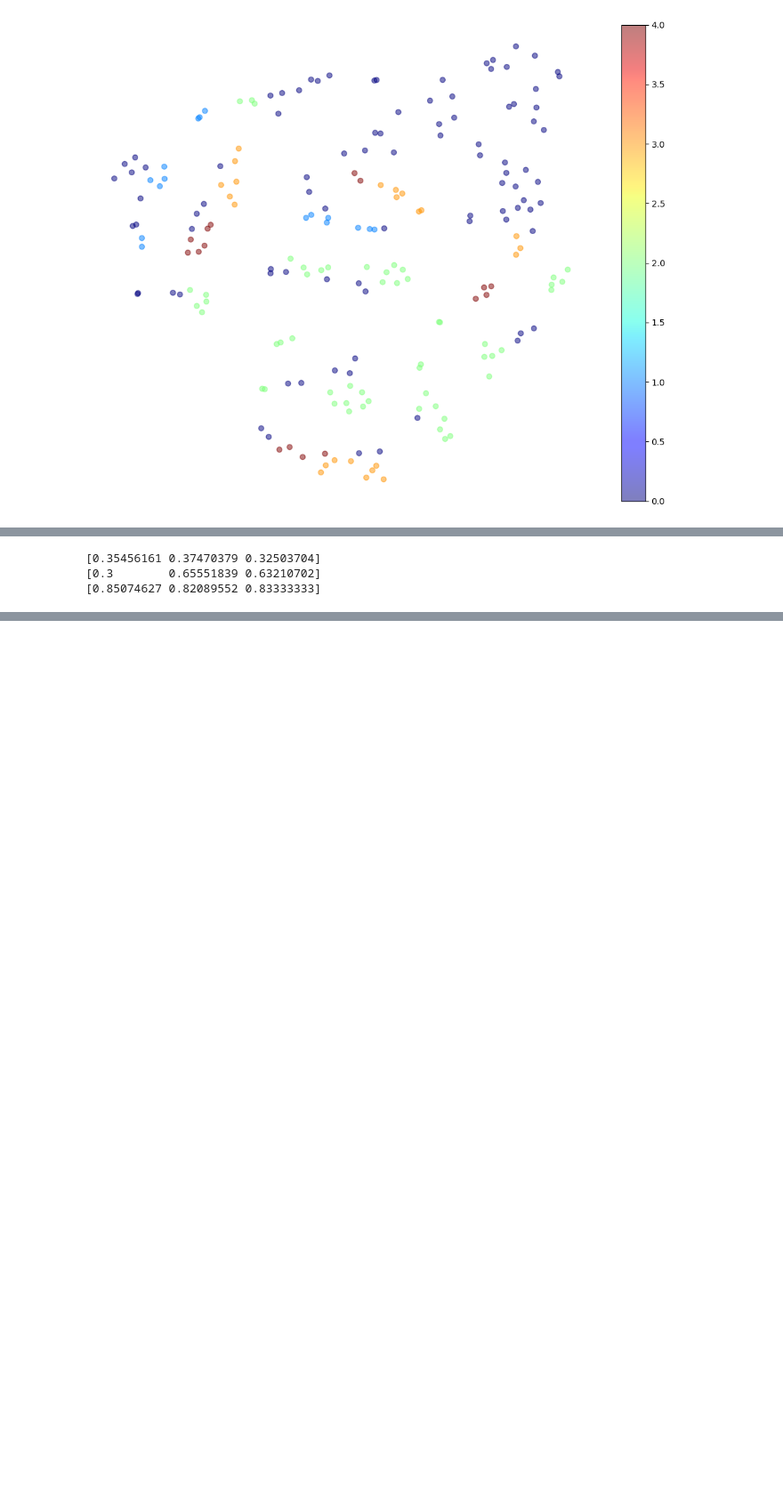
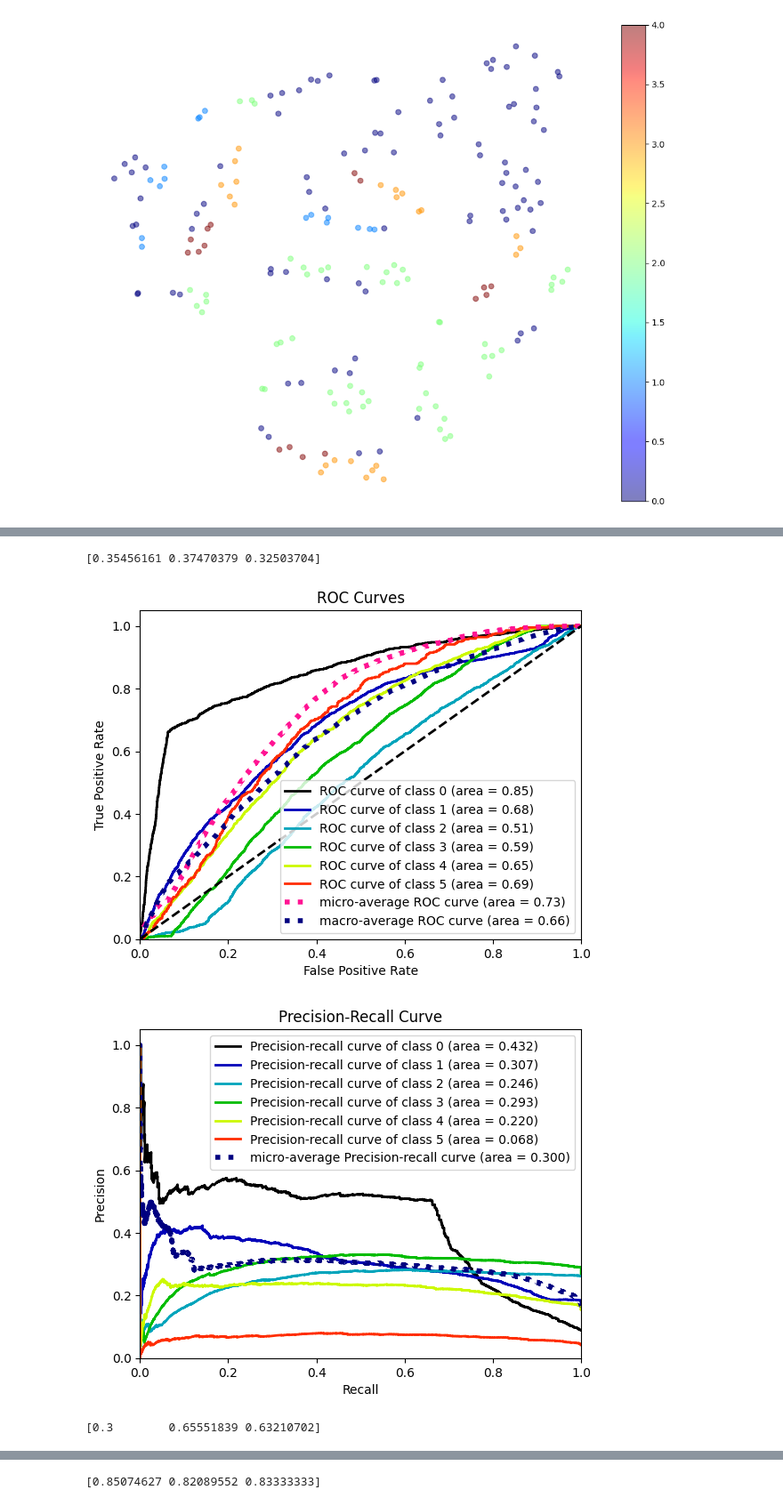
Before and after one commit to Philiprex/480Project, a Jupyter notebook: project.ipynb, the cells around one changed output, grey strips where cells are left out. Shown at 89% size. Saved outputs shown, nothing was run; the diff lists cells and outputs as text; code cells hidden in the pictures; blank space fills up the shorter version.

```diff
--- a/project.ipynb
+++ b/project.ipynb
@@ -93,9 +116,15 @@ for i, j in [(cc_x, cc_y), (dataGrab.getFruit()), (dataGrab.getDrugs())]:
 # %%
 for i, j in [(cc_x, cc_y), (dataGrab.getFruit()), (dataGrab.getDrugs())]:
     ada = AdaBoostClassifier(random_state=42)
     ada.fit(i, j)
     print(cross_val_score(ada, i, j, cv=3, scoring="accuracy"))
+    y_probas = cross_val_predict(ada, i, j, cv=3, method="predict_proba")
+    skplt.metrics.plot_roc(j, y_probas)
+    plt.show()
+    skplt.metrics.plot_precision_recall(j, y_probas)
+    plt.show()
 # %% [output]
 [0.35456161 0.37470379 0.32503704]
-[0.3        0.65551839 0.63210702]
-[0.85074627 0.82089552 0.83333333]
+[figure, added]
+[figure, added]
+[0.3        0.65551839 0.63210702]
@@ -101,0 +133 @@ for i, j in [(cc_x, cc_y), (dataGrab.getFruit()), (dataGrab.getDrugs())]:
+[0.85074627 0.82089552 0.83333333]
```
Also changed, not shown: parts of 5 cells of this notebook.
